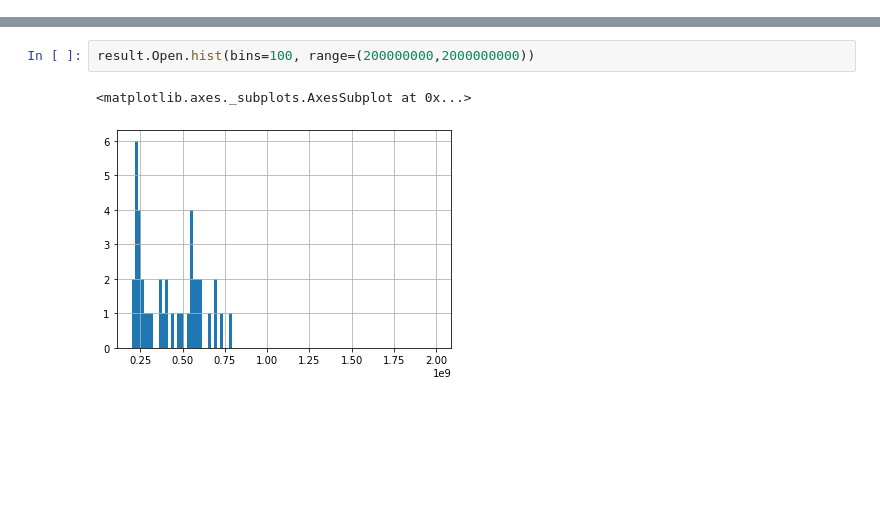
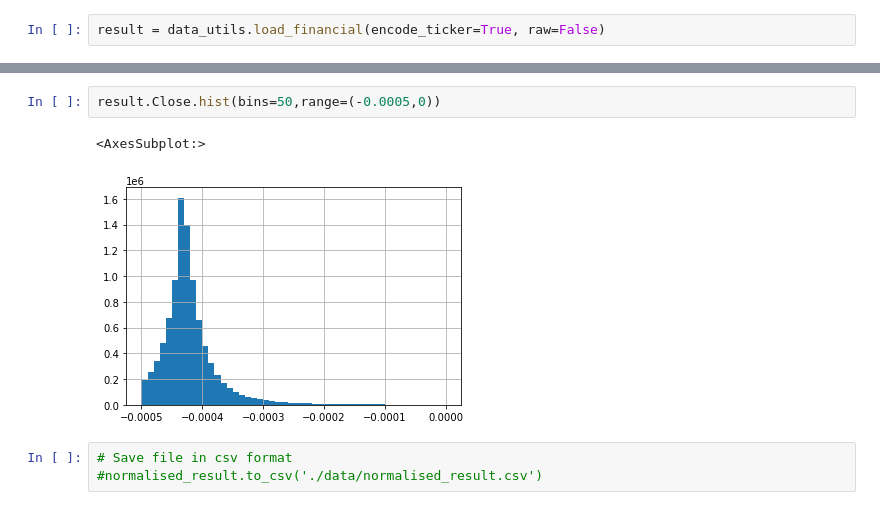
Before and after one commit to martin-sedlacek/ad-in-financial-data, a Jupyter notebook: EDA.ipynb, the cells around one changed output, grey strips where cells are left out. Saved outputs shown, nothing was run; the diff lists cells and outputs as text; blank space fills up the shorter version.

```diff
--- a/EDA.ipynb
+++ b/EDA.ipynb
@@ -117,0 +15,2 @@ max    1.000000e+00  2.130820e+03
+# %%
+result = data_utils.load_financial(encode_ticker=True, raw=False)
@@ -148,5 +138,8 @@ result.SPX_Close.hist(bins=50)
 # %%
-result.Open.hist(bins=100, range=(200000000,2000000000))
+result.Close.hist(bins=50,range=(-0.0005,0))
 # %% [output]
-<matplotlib.axes._subplots.AxesSubplot at 0x...>
+<AxesSubplot:>
-[figure, old version]
+[figure, new version]
+# %%
+# Save file in csv format
+#normalised_result.to_csv('./data/normalised_result.csv')
```
Also changed, not shown: parts of 18 cells of this notebook.
